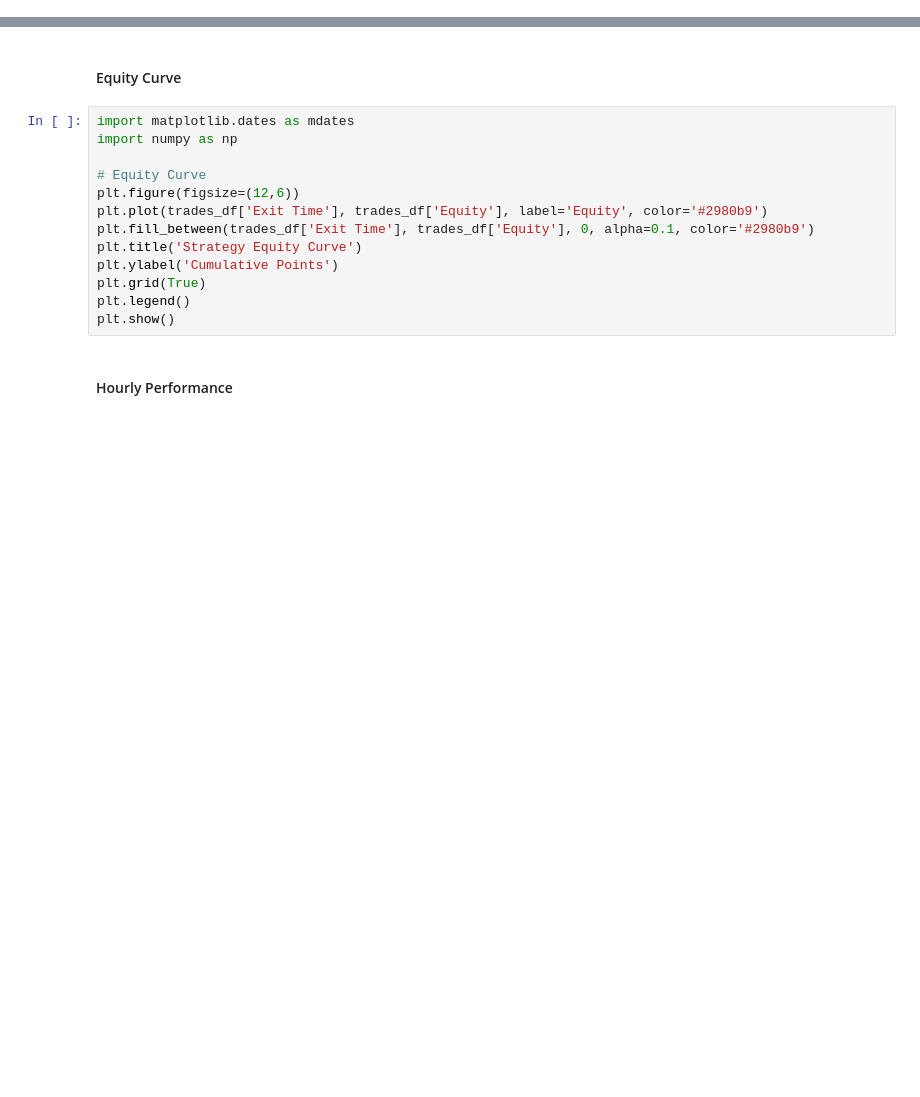
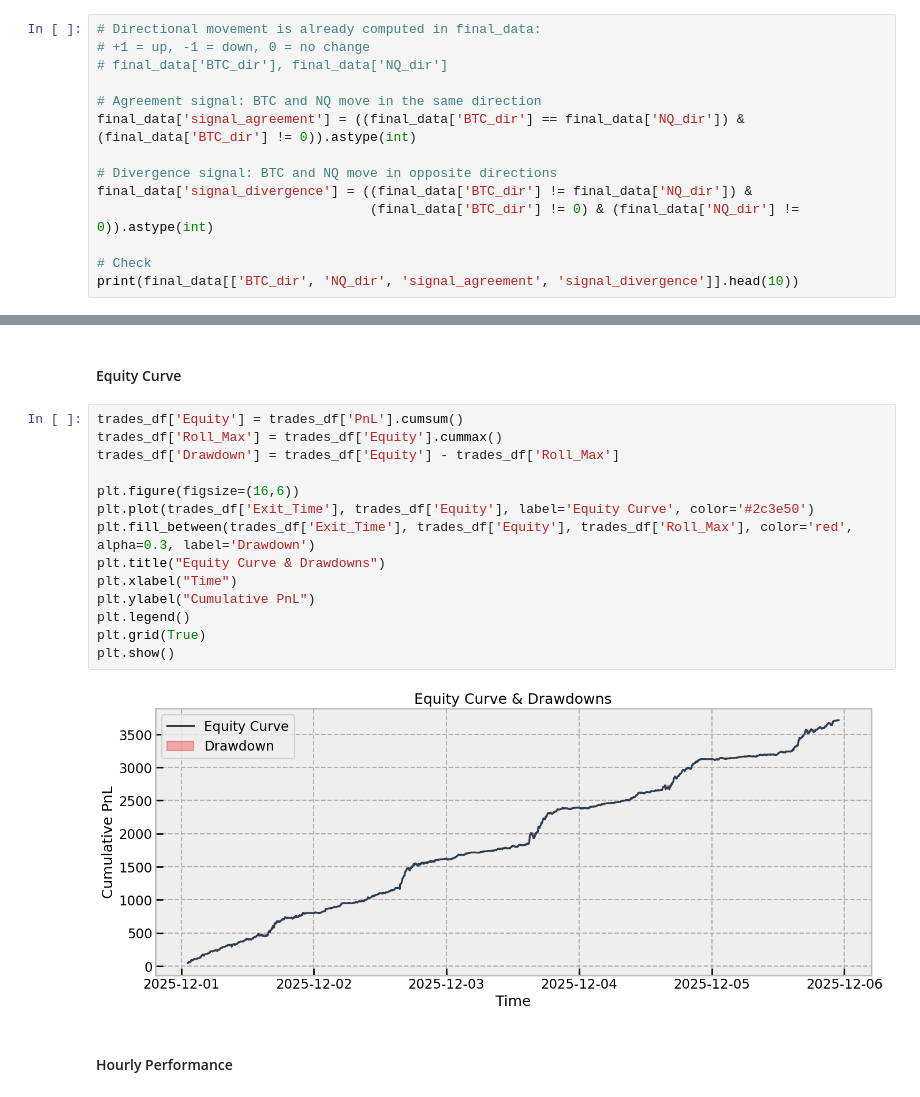
Before and after one commit to AlexSamuseva/Cross-Market-Correlation-Strategy-BTC-NASDAQ-Futures, a Jupyter notebook: Working File - Cross-Market Correlation Strategy - BTC & NASDAQ Futures.ipynb, the cells around one changed output, grey strips where cells are left out. Drawn from its saved outputs; the diff is of its cells as text; blank space fills up the shorter version.

Commit message:
finalised working file with phases 1 - 3 of the project

```diff
--- a/WorkingFile-1.ipynb
+++ b/Working File - Cross-Market Correlation Strategy - BTC & NASDAQ Futures.ipynb
@@ -907,0 +898,14 @@ market_data[['dir_btc','dir_nq','signal_agreement','signal_divergence']].head()
+# %%
+# Directional movement is already computed in final_data:
+# +1 = up, -1 = down, 0 = no change
+# final_data['BTC_dir'], final_data['NQ_dir']
+
+# Agreement signal: BTC and NQ move in the same direction
+final_data['signal_agreement'] = ((final_data['BTC_dir'] == final_data['NQ_dir']) & (final_data['BTC_dir'] != 0)).astype(int)
+
+# Divergence signal: BTC and NQ move in opposite directions
+final_data['signal_divergence'] = ((final_data['BTC_dir'] != final_data['NQ_dir']) &
+                                   (final_data['BTC_dir'] != 0) & (final_data['NQ_dir'] != 0)).astype(int)
+
+# Check
+print(final_data[['BTC_dir', 'NQ_dir', 'signal_agreement', 'signal_divergence']].head(10))
@@ -1085,18 +1184,21 @@ Performance is evaluated using:
 # %% [markdown]
 #### Equity Curve
 # %%
-import matplotlib.dates as mdates
-import numpy as np
+trades_df['Equity'] = trades_df['PnL'].cumsum()
+trades_df['Roll_Max'] = trades_df['Equity'].cummax()
+trades_df['Drawdown'] = trades_df['Equity'] - trades_df['Roll_Max']
 
-# Equity Curve
-plt.figure(figsize=(12,6))
-plt.plot(trades_df['Exit Time'], trades_df['Equity'], label='Equity', color='#2980b9')
-plt.fill_between(trades_df['Exit Time'], trades_df['Equity'], 0, alpha=0.1, color='#2980b9')
-plt.title('Strategy Equity Curve')
-plt.ylabel('Cumulative Points')
+plt.figure(figsize=(16,6))
+plt.plot(trades_df['Exit_Time'], trades_df['Equity'], label='Equity Curve', color='#2c3e50')
+plt.fill_between(trades_df['Exit_Time'], trades_df['Equity'], trades_df['Roll_Max'], color='red', alpha=0.3, label='Drawdown')
+plt.title("Equity Curve & Drawdowns")
+plt.xlabel("Time")
+plt.ylabel("Cumulative PnL")
+plt.legend()
 plt.grid(True)
-plt.legend()
 plt.show()
+# %% [output]
+[figure, added]
 # %% [markdown]
 #### Hourly Performance
 # %%
```
Also changed, not shown: parts of 16 cells of this notebook.
